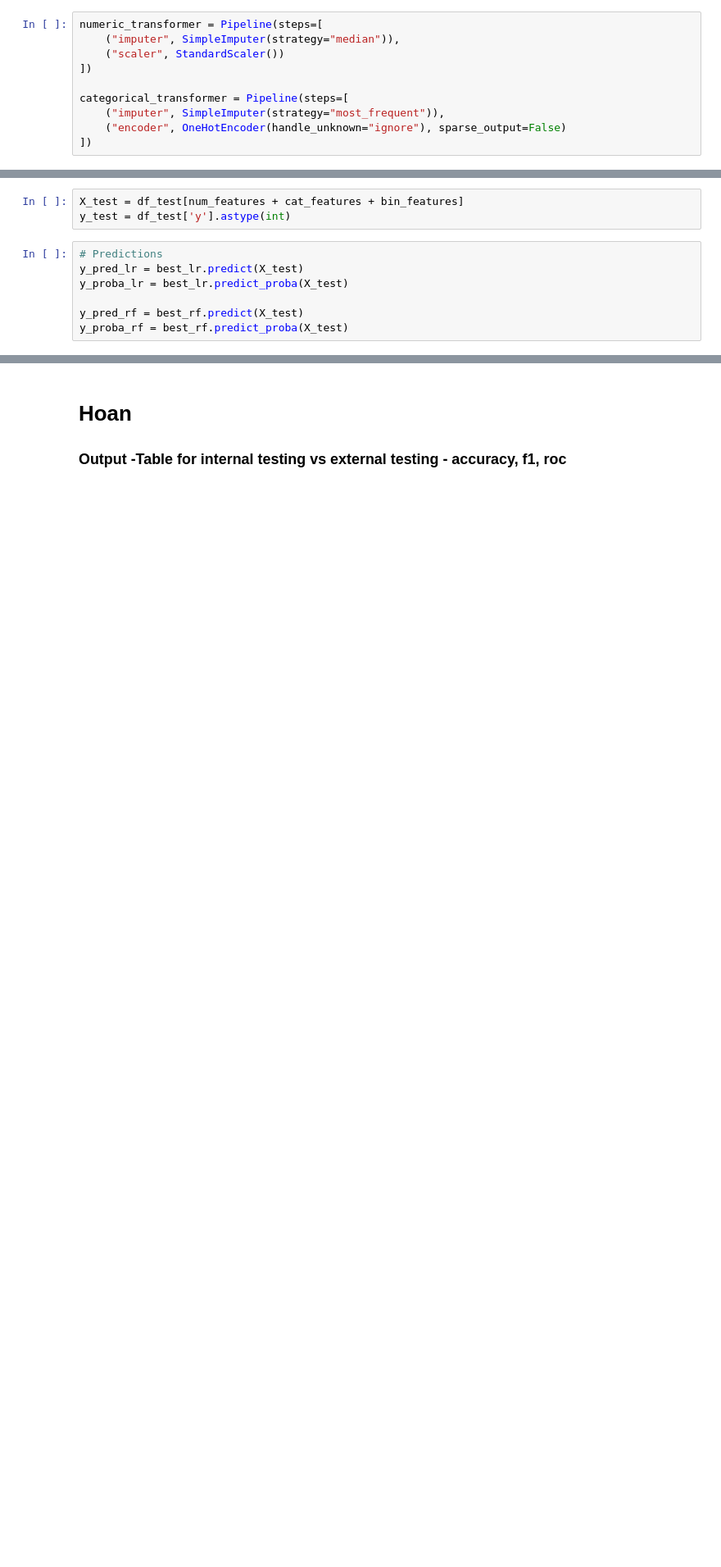
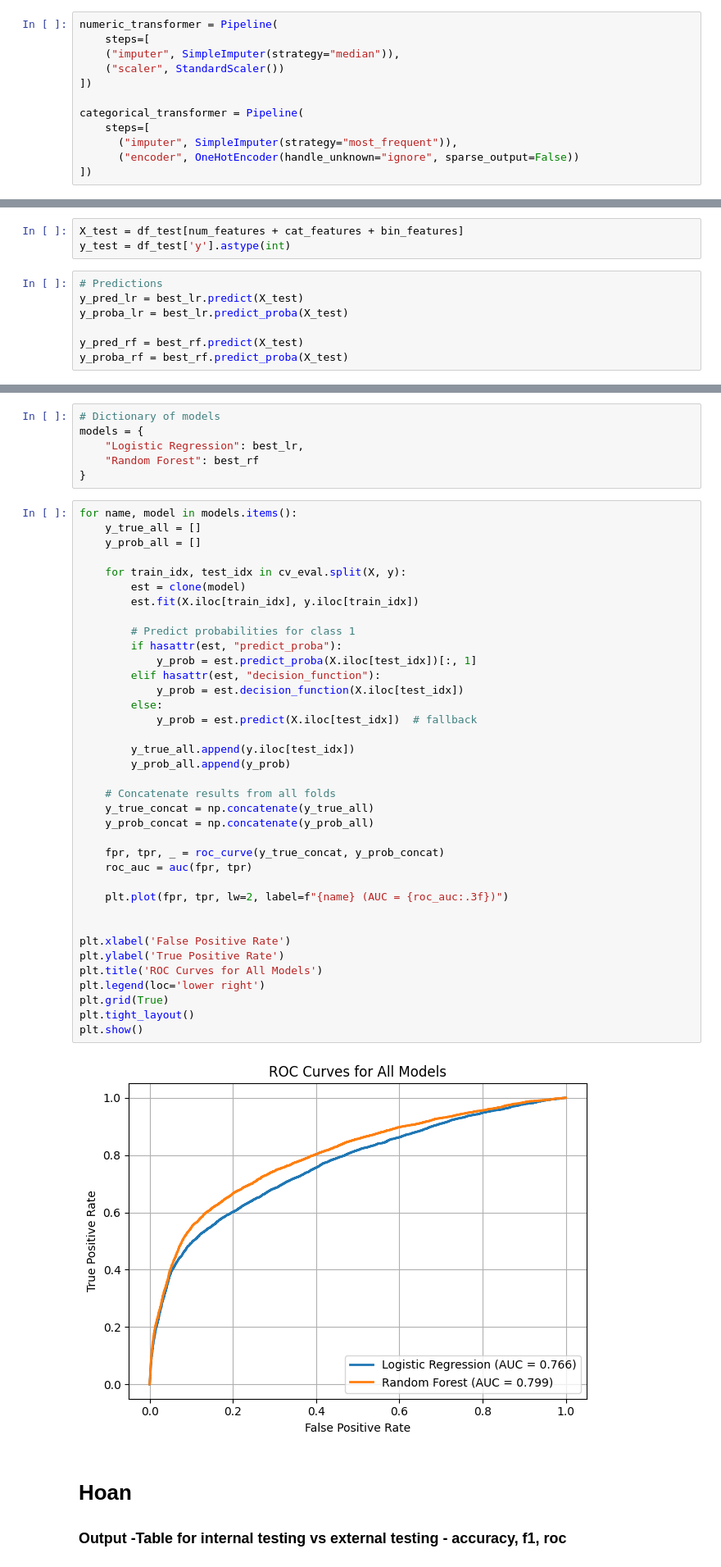
Before and after one commit to GVSU-CIS635/projects-team-1-1, a Jupyter notebook: Project_updated.ipynb, the cells around one changed output, grey strips where cells are left out. Shown at 82% size. Saved outputs shown, nothing was run; the diff lists cells and outputs as text; blank space fills up the shorter version.

```diff
--- a/Project_updated.ipynb
+++ b/Project_updated.ipynb
@@ -305,14 +305,16 @@ for train_idx, test_idx in sss.split(X, y):
 imputer = SimpleImputer(strategy='median')
 scaler = StandardScaler()
 # %%
-numeric_transformer = Pipeline(steps=[
+numeric_transformer = Pipeline(
+    steps=[
     ("imputer", SimpleImputer(strategy="median")),
     ("scaler", StandardScaler())
 ])
 
-categorical_transformer = Pipeline(steps=[
-    ("imputer", SimpleImputer(strategy="most_frequent")),
-    ("encoder", OneHotEncoder(handle_unknown="ignore"), sparse_output=False)
+categorical_transformer = Pipeline(
+    steps=[
+      ("imputer", SimpleImputer(strategy="most_frequent")),
+      ("encoder", OneHotEncoder(handle_unknown="ignore", sparse_output=False))
 ])
 # %%
 # Preprocessing transformer
@@ -501,3 +567,48 @@ print_acc_f1_roc(y_test, y_pred_rf, y_proba_rf)
+# %%
+# Dictionary of models
+models = {
+    "Logistic Regression": best_lr,
+    "Random Forest": best_rf
+}
+# %%
+for name, model in models.items():
+    y_true_all = []
+    y_prob_all = []
+
+    for train_idx, test_idx in cv_eval.split(X, y):
+        est = clone(model)
+        est.fit(X.iloc[train_idx], y.iloc[train_idx])
+
+        # Predict probabilities for class 1
+        if hasattr(est, "predict_proba"):
+            y_prob = est.predict_proba(X.iloc[test_idx])[:, 1]
+        elif hasattr(est, "decision_function"):
+            y_prob = est.decision_function(X.iloc[test_idx])
+        else:
+            y_prob = est.predict(X.iloc[test_idx])  # fallback
+
+        y_true_all.append(y.iloc[test_idx])
+        y_prob_all.append(y_prob)
+
+    # Concatenate results from all folds
+    y_true_concat = np.concatenate(y_true_all)
+    y_prob_concat = np.concatenate(y_prob_all)
+
+    fpr, tpr, _ = roc_curve(y_true_concat, y_prob_concat)
+    roc_auc = auc(fpr, tpr)
+
+    plt.plot(fpr, tpr, lw=2, label=f"{name} (AUC = {roc_auc:.3f})")
+
+
+plt.xlabel('False Positive Rate')
+plt.ylabel('True Positive Rate')
+plt.title('ROC Curves for All Models')
+plt.legend(loc='lower right')
+plt.grid(True)
+plt.tight_layout()
+plt.show()
+# %% [output]
+[figure, added]
 # %% [markdown]
 # Hoan
 ### Output -Table for internal testing vs external testing - accuracy, f1, roc
```
Also changed, not shown: parts of 8 cells of this notebook.
